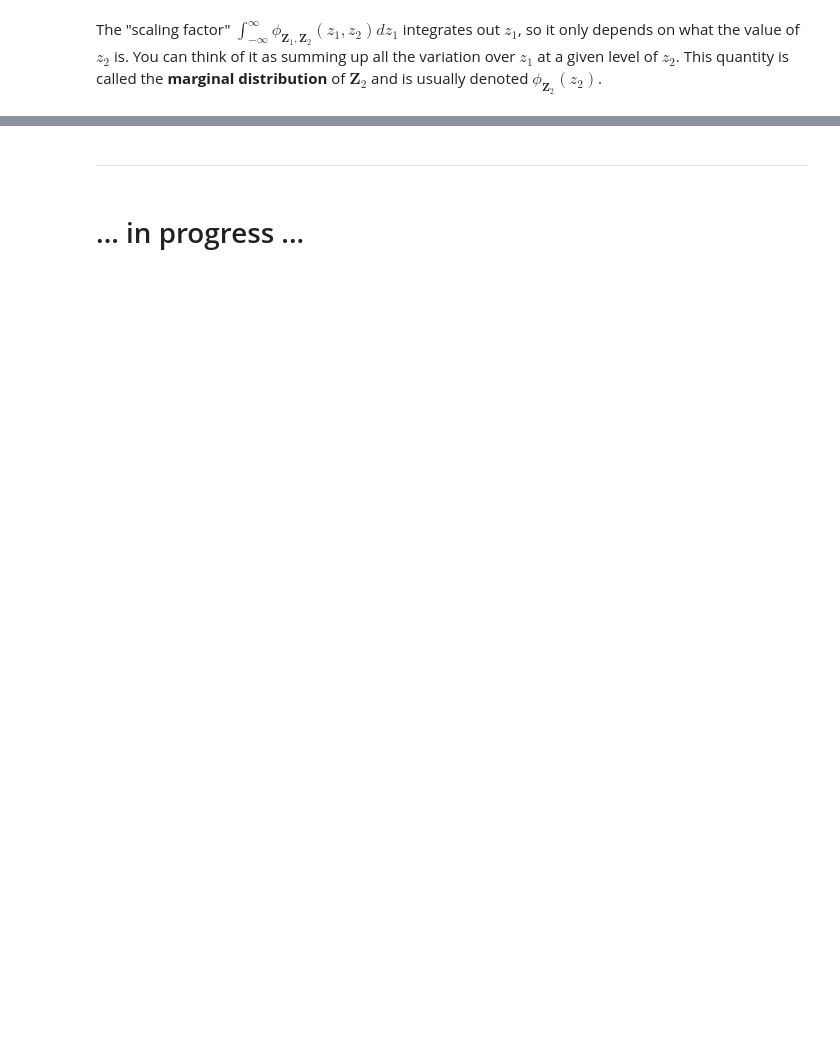
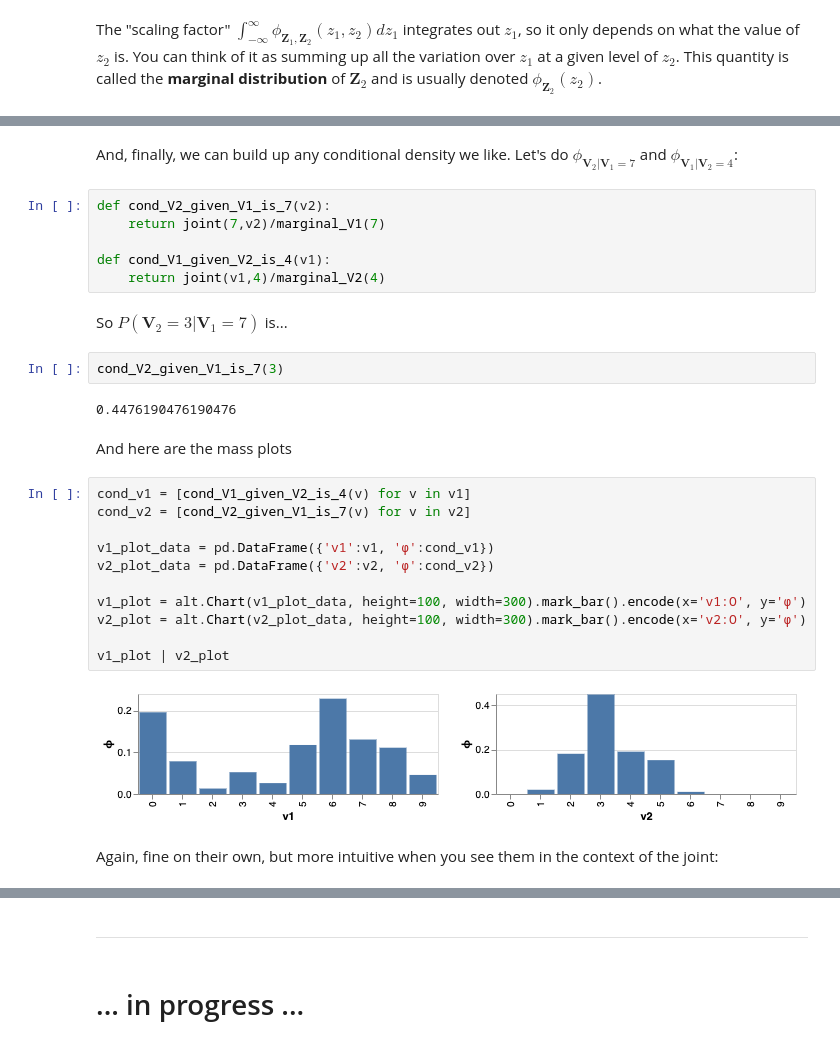
Before and after one commit to alejandroschuler/articles, a Jupyter notebook: probability/probability.ipynb, the cells around one changed output, grey strips where cells are left out. Drawn from its saved outputs; the diff is of its cells as text; blank space fills up the shorter version.

```diff
--- a/probability/probability.ipynb
+++ b/probability/probability.ipynb
@@ -862,0 +940,31 @@ All of this works the same way for discrete distributions, except we replace the
+# %% [markdown]
+And, finally, we can build up any conditional density we like. Let's do $\phi_{\mathbf V_2 | \mathbf V_1 = 7}$ and $\phi_{\mathbf V_1 | \mathbf V_2 = 4}$:
+# %%
+def cond_V2_given_V1_is_7(v2):
+    return joint(7,v2)/marginal_V1(7)
+
+def cond_V1_given_V2_is_4(v1):
+    return joint(v1,4)/marginal_V2(4)
+# %% [markdown]
+So $P(\mathbf V_2 = 3 | \mathbf V_1 = 7)$ is...
+# %%
+cond_V2_given_V1_is_7(3)
+# %% [output]
+0.4476190476190476
+# %% [markdown]
+And here are the mass plots
+# %%
+cond_v1 = [cond_V1_given_V2_is_4(v) for v in v1]
+cond_v2 = [cond_V2_given_V1_is_7(v) for v in v2]
+
+v1_plot_data = pd.DataFrame({'v1':v1, 'ϕ':cond_v1})
+v2_plot_data = pd.DataFrame({'v2':v2, 'ϕ':cond_v2})
+
+v1_plot = alt.Chart(v1_plot_data, height=100, width=300).mark_bar().encode(x='v1:O', y='ϕ')
+v2_plot = alt.Chart(v2_plot_data, height=100, width=300).mark_bar().encode(x='v2:O', y='ϕ')
+
+v1_plot | v2_plot
+# %% [output]
+[figure, added]
+# %% [markdown]
+Again, fine on their own, but more intuitive when you see them in the context of the joint:
```
Also changed, not shown: parts of 26 cells of this notebook, 3 other files.
